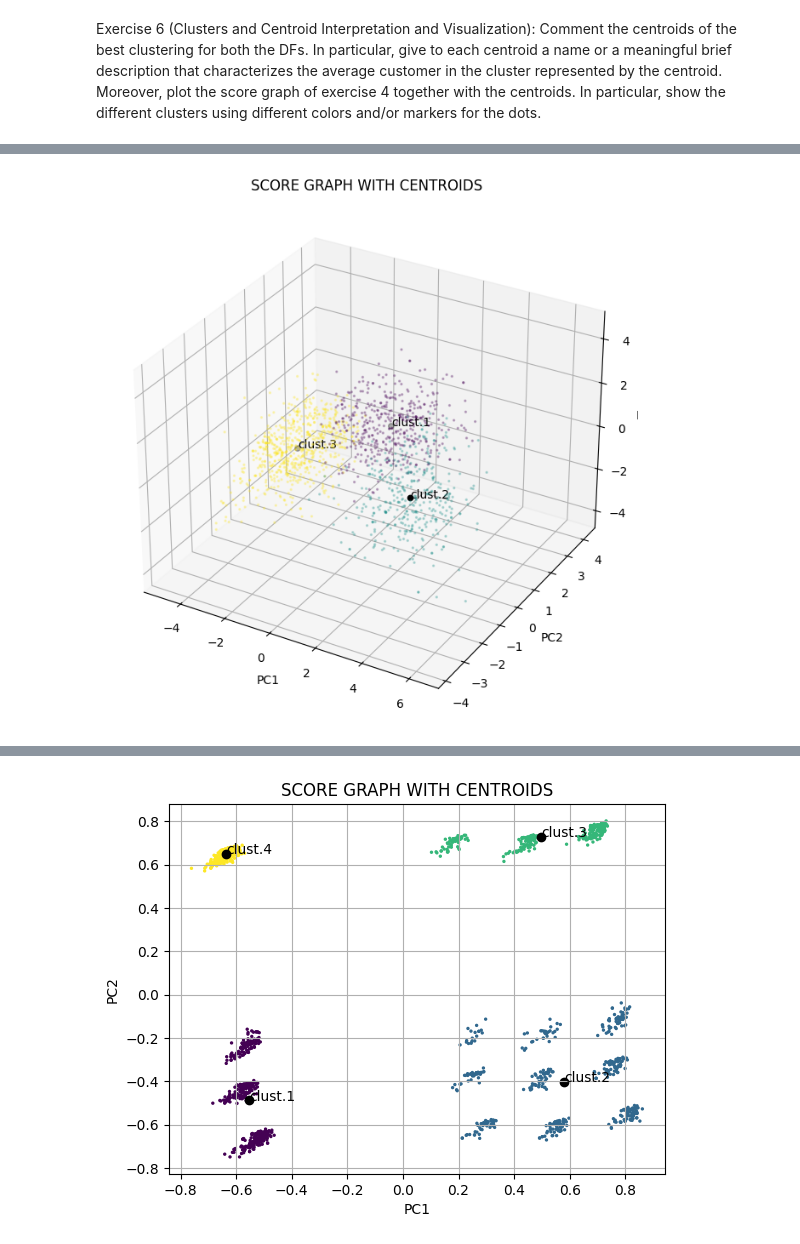
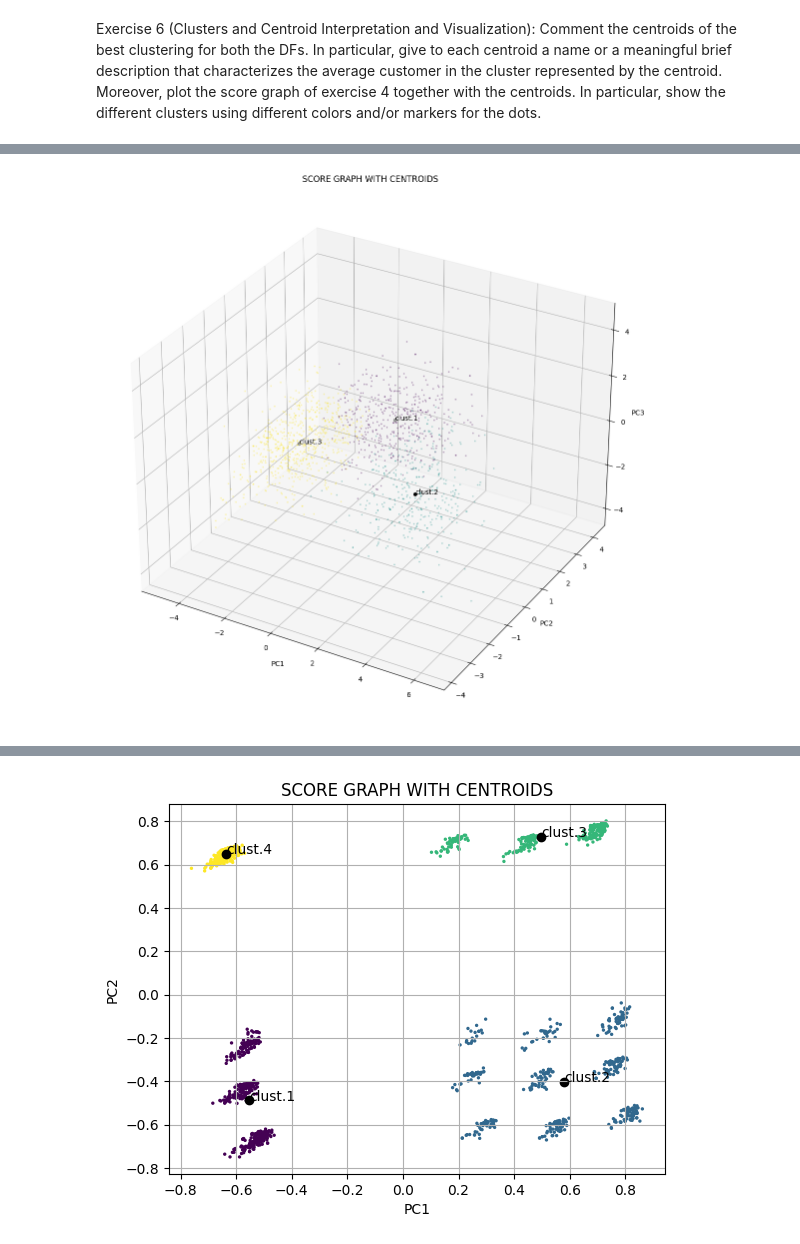
Before and after one commit to IAmReallyAlessio/homework_pca, a Jupyter notebook: pca.ipynb, the cells around one changed output, grey strips where cells are left out. Saved outputs shown, nothing was run; the diff lists cells and outputs as text; code cells hidden in the pictures.

```diff
--- a/pca.ipynb
+++ b/pca.ipynb
@@ -200,6 +233,8 @@ m_std = min(m_one_std, 5)
 m_mm = min(m_one_mm, 5)
 
 pca_std=PCA(n_components = m_std)
-df_pca_std = pca_std.fit_transform(Xworkdf_std.values) # non è un df ma un array, conviene cambiare nome per non confonderci
+pca_std.fit(Xworkdf_std.values)
+Y_pca_std = pca_std.transform(Xworkdf_std.values) # non è un df ma un array, conviene cambiare nome per non confonderci
 pca_mm = PCA(n_components = m_mm)
-df_pca_mm = pca_mm.fit_transform(Xworkdf_mm.values)
+pca_mm.fit(Xworkdf_mm.values)
+Y_pca_mm = pca_mm.transform(Xworkdf_mm.values)
@@ -310,26 +443,26 @@ np.random.seed(rs)
 sil_coeff_max=0
 k_max_std=3
 for n_cluster in range(3, 11):
-    kmeans = KMeans(n_clusters=n_cluster, n_init=10, random_state=rs).fit(df_pca_std)
+    kmeans = KMeans(n_clusters=n_cluster, n_init=10, random_state=rs).fit(Y_pca_std)
     label = kmeans.labels_
-    sil_coeff = silhouette_score(df_pca_std, label, metric='euclidean')
+    sil_coeff = silhouette_score(Y_pca_std, label, metric='euclidean')
     #print("For n_clusters={}, The Silhouette Coefficient is {}".format(n_cluster, sil_coeff))
     if(sil_coeff > sil_coeff_max) :
         sil_coeff_max = sil_coeff
         k_max_std = n_cluster
-    # n_clusters=3 is the best value for df_pca_std
+    # n_clusters=3 is the best value for Y_pca_std
 print("Best k for Silhouette Coefficent for std is " + str(k_max_std))
 sil_coeff_max=0
 k_max_mm=3
 for n_cluster in range(3, 11):
-    kmeans = KMeans(n_clusters=n_cluster, n_init=10, random_state=rs).fit(df_pca_mm)
+    kmeans = KMeans(n_clusters=n_cluster, n_init=10, random_state=rs).fit(Y_pca_mm)
     label = kmeans.labels_
-    sil_coeff = silhouette_score(df_pca_mm, label, metric='euclidean')
+    sil_coeff = silhouette_score(Y_pca_mm, label, metric='euclidean')
     #print("For n_clusters={}, The Silhouette Coefficient is {}".format(n_cluster, sil_coeff))
     if(sil_coeff > sil_coeff_max) :
         sil_coeff_max = sil_coeff
         k_max_mm = n_cluster
-    # n_clusters=4 is the best value for df_pca_std
+    # n_clusters=4 is the best value for Y_pca_std
 print("Best k for Silhouette Coefficent for mm is " +str(k_max_mm))
 # %% [output]
 Best k for Silhouette Coefficent for std is 3
@@ -338,7 +471,7 @@ Best k for Silhouette Coefficent for mm is 4
 km_std = KMeans(n_clusters=3, n_init=10, random_state=rs)
 km_mm = KMeans(n_clusters=4, n_init=10, random_state=rs)
 
-km_std.fit_transform(df_pca_std)
-km_mm.fit_transform(df_pca_mm)
+km_std.fit_transform(Y_pca_std)
+km_mm.fit_transform(Y_pca_mm)
 # %% [output]
 array([[1.0775963 , 0.07702564, 1.08870331, 1.5312185 ],
@@ -353,18 +504,19 @@ Exercise 6 (Clusters and Centroid Interpretation and Visualization): Comment the
 # %%
-sg_3d_km = plt.figure(figsize=(8, 8))
+# MAKE THE 3D SCORE GRAPH WITH THE CENTROIDS
+sg_3d_km = plt.figure(figsize=(14, 14))
 ax_sg_3d_km = sg_3d_km.add_subplot(111, projection='3d')
 labels = km_std.labels_
-ax_sg_3d_km.scatter(df_pca_std[:,0], df_pca_std[:,1], df_pca_std[:,2] , c=labels, s=2, alpha=0.25)
+ax_sg_3d_km.scatter(Y_pca_std[:,0], Y_pca_std[:,1], Y_pca_std[:,2] , c=labels, s=2, alpha=0.25)
 ax_sg_3d_km.scatter(km_std.cluster_centers_[:, 0], km_std.cluster_centers_[:, 1], km_std.cluster_centers_[:, 2], c='black')
 for kk in range(k_max_std):
     ax_sg_3d_km.text(km_std.cluster_centers_[kk, 0], km_std.cluster_centers_[kk, 1], km_std.cluster_centers_[kk, 2], f'clust.{kk+1}')
 plt.title('SCORE GRAPH WITH CENTROIDS')
 ax_sg_3d_km.set_xlabel("PC1")
 ax_sg_3d_km.set_ylabel("PC2")
 ax_sg_3d_km.set_zlabel("PC3")
 plt.grid()
 plt.show()
 # %% [output]
-[figure, old version]
+[figure, new version]
 # %%
 # COMPUTE THE MAX/MIN VALUES IN THE PC-SPACE
```
Also changed, not shown: parts of 23 cells of this notebook.
